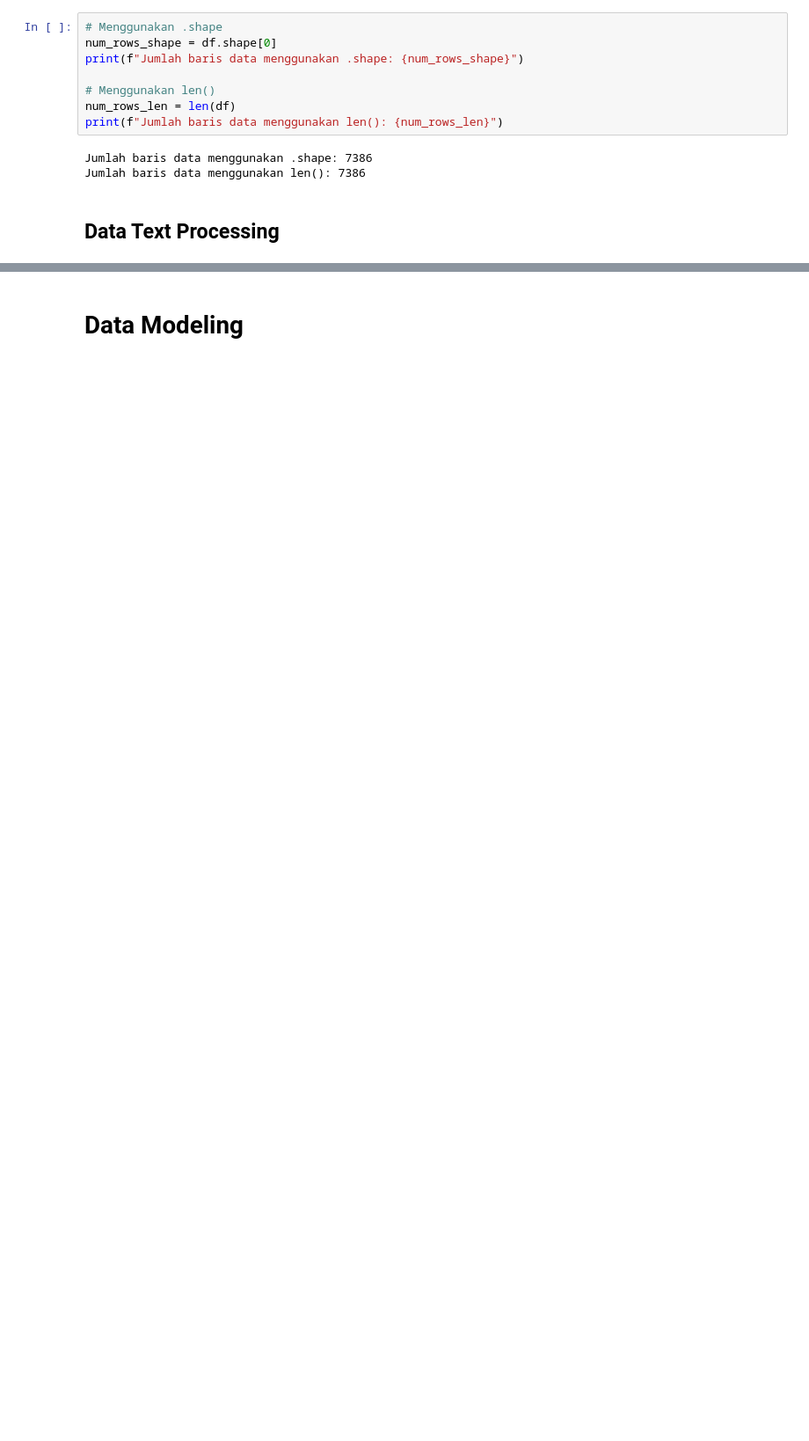
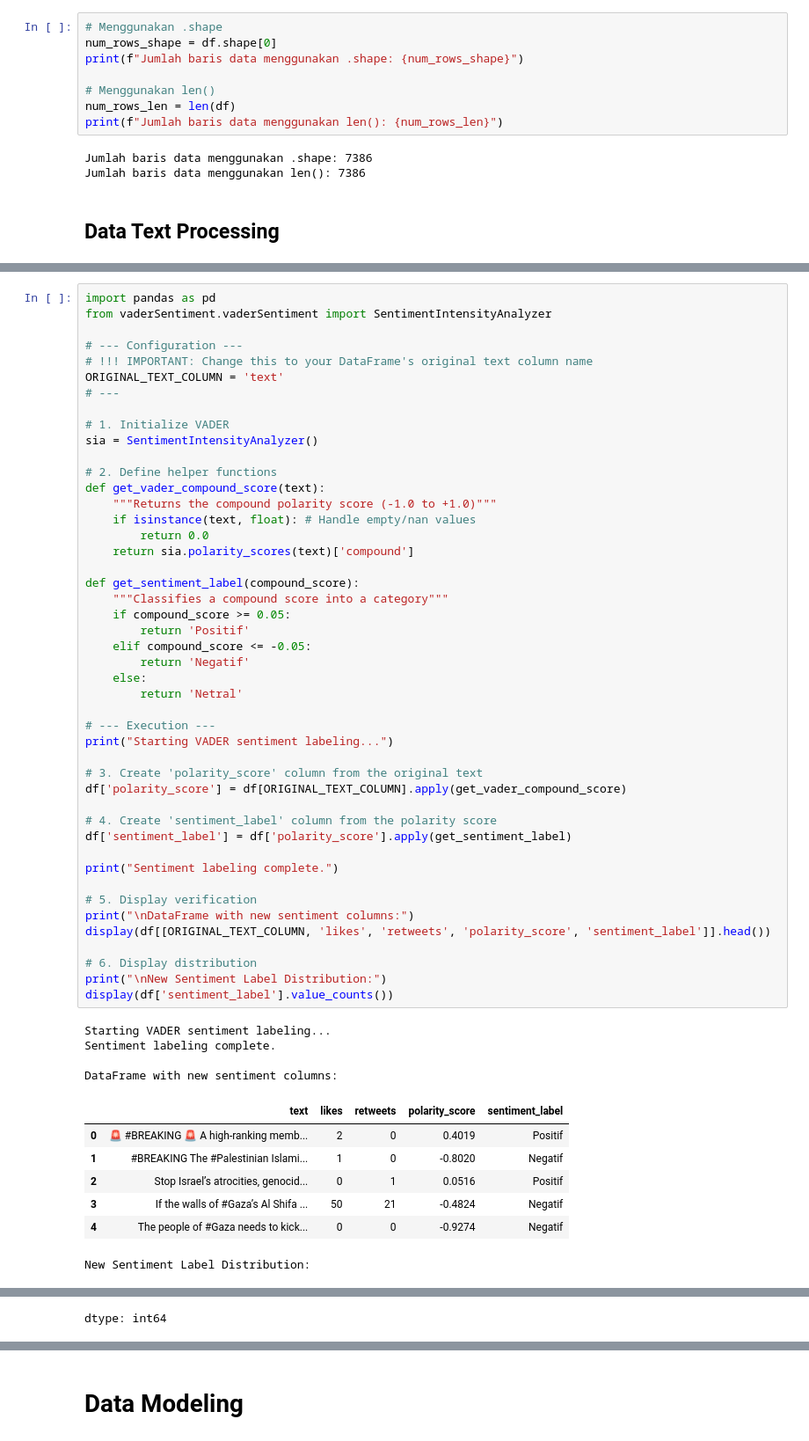
Before and after one commit to FirgiK/Project-NLP-10, a Jupyter notebook: test.ipynb, the cells around one changed output, grey strips where cells are left out. Shown: that part at 88% size. Saved outputs shown, nothing was run; the diff lists cells and outputs as text; blank space fills up the shorter version.

```diff
--- a/test.ipynb
+++ b/test.ipynb
@@ -469,0 +340,58 @@ Beberapa contoh fitur (kata) yang dipelajari:
+# %%
+import pandas as pd
+from vaderSentiment.vaderSentiment import SentimentIntensityAnalyzer
+
+# --- Configuration ---
+# !!! IMPORTANT: Change this to your DataFrame's original text column name
+ORIGINAL_TEXT_COLUMN = 'text'
+# ---
+
+# 1. Initialize VADER
+sia = SentimentIntensityAnalyzer()
+
+# 2. Define helper functions
+def get_vader_compound_score(text):
+    """Returns the compound polarity score (-1.0 to +1.0)"""
+    if isinstance(text, float): # Handle empty/nan values
+        return 0.0
+    return sia.polarity_scores(text)['compound']
+
+def get_sentiment_label(compound_score):
+    """Classifies a compound score into a category"""
+    if compound_score >= 0.05:
+        return 'Positif'
+    elif compound_score <= -0.05:
+        return 'Negatif'
+    else:
+        return 'Netral'
+
+# --- Execution ---
+print("Starting VADER sentiment labeling...")
+
+# 3. Create 'polarity_score' column from the original text
+df['polarity_score'] = df[ORIGINAL_TEXT_COLUMN].apply(get_vader_compound_score)
+
+# 4. Create 'sentiment_label' column from the polarity score
+df['sentiment_label'] = df['polarity_score'].apply(get_sentiment_label)
+
+print("Sentiment labeling complete.")
+
+# 5. Display verification
+print("\nDataFrame with new sentiment columns:")
+display(df[[ORIGINAL_TEXT_COLUMN, 'likes', 'retweets', 'polarity_score', 'sentiment_label']].head())
+
+# 6. Display distribution
+print("\nNew Sentiment Label Distribution:")
+display(df['sentiment_label'].value_counts())
+# %% [output]
+Starting VADER sentiment labeling...
+Sentiment labeling complete.
+
+DataFrame with new sentiment columns:
+|  | text | likes | retweets | polarity_score | sentiment_label |
+| 0 | 🚨 #BREAKING 🚨 A high-ranking memb... | 2 | 0 | 0.4019 | Positif |
+| 1 | #BREAKING The #Palestinian Islami... | 1 | 0 | -0.8020 | Negatif |
+| 2 | Stop Israel’s atrocities, genocid... | 0 | 1 | 0.0516 | Positif |
+| 3 | If the walls of #Gaza’s Al Shifa ... | 50 | 21 | -0.4824 | Negatif |
+| 4 | The people of #Gaza needs to kick... | 0 | 0 | -0.9274 | Negatif |
+New Sentiment Label Distribution:
@@ -469,0 +403 @@ Beberapa contoh fitur (kata) yang dipelajari:
+dtype: int64
```
Also changed, not shown: parts of 30 cells of this notebook.
